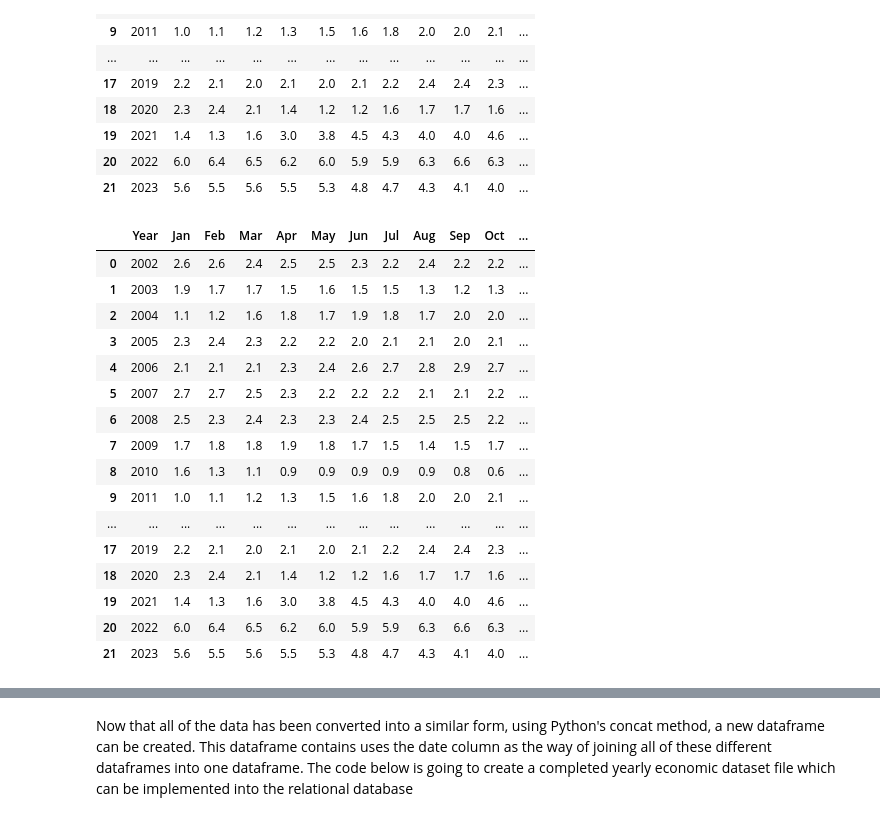
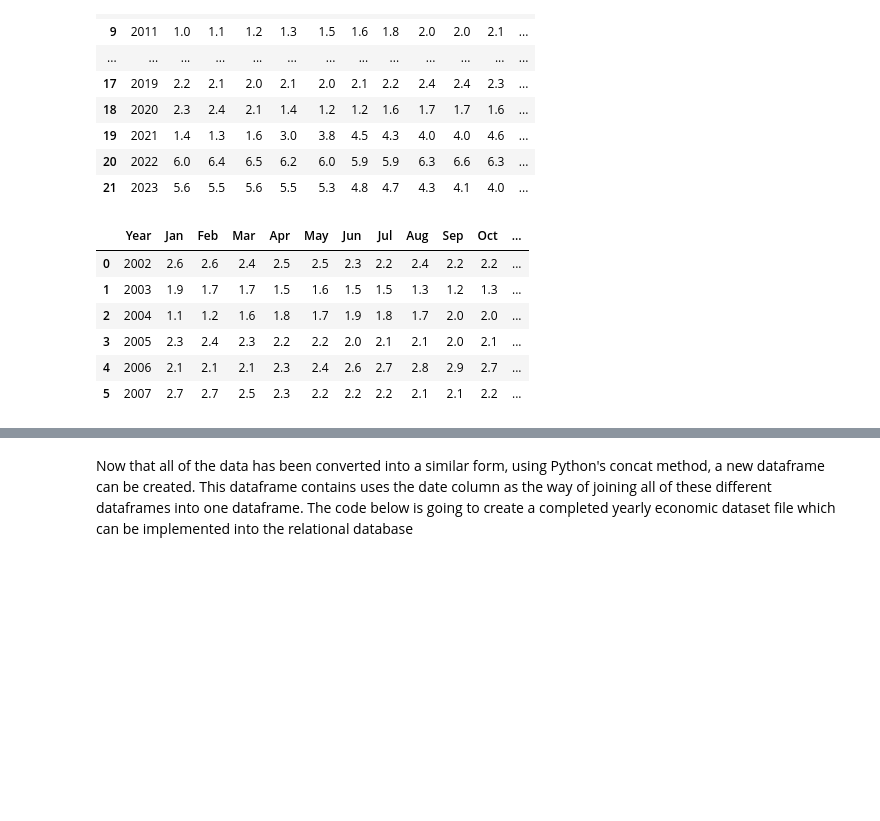
Before and after one commit to bennicholson2/Maryland-Car-Sales-Data, a Jupyter notebook: sales_project_chapters/sales_project_chapter_0.ipynb, the cells around one changed output, grey strips where cells are left out. Cells and saved outputs as stored; diff of their text form; code cells hidden in the pictures; blank space fills up the shorter version.

```diff
--- a/sales_project_chapters/sales_project_chapter_0.ipynb
+++ b/sales_project_chapters/sales_project_chapter_0.ipynb
@@ -998,26 +1021,15 @@ monthly_inflation_rate
 | 21 | 2023 | 5.6 | 5.5 | 5.6 | 5.5 | 5.3 | 4.8 | 4.7 | 4.3 | 4.1 | 4.0 | ... |
 # %%
 #Drop the columns that are not necessary (half1 and half2)
-monthly_inflation_rate.drop(columns={'HALF1', 'HALF2'},inplace=True)
-monthly_inflation_rate
+monthly_inflation_rate.head(6)
 # %% [output]
 |  | Year | Jan | Feb | Mar | Apr | May | Jun | Jul | Aug | Sep | Oct | ... |
 | 0 | 2002 | 2.6 | 2.6 | 2.4 | 2.5 | 2.5 | 2.3 | 2.2 | 2.4 | 2.2 | 2.2 | ... |
 | 1 | 2003 | 1.9 | 1.7 | 1.7 | 1.5 | 1.6 | 1.5 | 1.5 | 1.3 | 1.2 | 1.3 | ... |
 | 2 | 2004 | 1.1 | 1.2 | 1.6 | 1.8 | 1.7 | 1.9 | 1.8 | 1.7 | 2.0 | 2.0 | ... |
 | 3 | 2005 | 2.3 | 2.4 | 2.3 | 2.2 | 2.2 | 2.0 | 2.1 | 2.1 | 2.0 | 2.1 | ... |
 | 4 | 2006 | 2.1 | 2.1 | 2.1 | 2.3 | 2.4 | 2.6 | 2.7 | 2.8 | 2.9 | 2.7 | ... |
 | 5 | 2007 | 2.7 | 2.7 | 2.5 | 2.3 | 2.2 | 2.2 | 2.2 | 2.1 | 2.1 | 2.2 | ... |
-| 6 | 2008 | 2.5 | 2.3 | 2.4 | 2.3 | 2.3 | 2.4 | 2.5 | 2.5 | 2.5 | 2.2 | ... |
-| 7 | 2009 | 1.7 | 1.8 | 1.8 | 1.9 | 1.8 | 1.7 | 1.5 | 1.4 | 1.5 | 1.7 | ... |
-| 8 | 2010 | 1.6 | 1.3 | 1.1 | 0.9 | 0.9 | 0.9 | 0.9 | 0.9 | 0.8 | 0.6 | ... |
-| 9 | 2011 | 1.0 | 1.1 | 1.2 | 1.3 | 1.5 | 1.6 | 1.8 | 2.0 | 2.0 | 2.1 | ... |
-| ... | ... | ... | ... | ... | ... | ... | ... | ... | ... | ... | ... | ... |
-| 17 | 2019 | 2.2 | 2.1 | 2.0 | 2.1 | 2.0 | 2.1 | 2.2 | 2.4 | 2.4 | 2.3 | ... |
-| 18 | 2020 | 2.3 | 2.4 | 2.1 | 1.4 | 1.2 | 1.2 | 1.6 | 1.7 | 1.7 | 1.6 | ... |
-| 19 | 2021 | 1.4 | 1.3 | 1.6 | 3.0 | 3.8 | 4.5 | 4.3 | 4.0 | 4.0 | 4.6 | ... |
-| 20 | 2022 | 6.0 | 6.4 | 6.5 | 6.2 | 6.0 | 5.9 | 5.9 | 6.3 | 6.6 | 6.3 | ... |
-| 21 | 2023 | 5.6 | 5.5 | 5.6 | 5.5 | 5.3 | 4.8 | 4.7 | 4.3 | 4.1 | 4.0 | ... |
 # %%
 #Use the function that was defined above to put the data in the correct format
 monthly_inflation_rate = convert_columns_to_rows(monthly_inflation_rate, months=months)
```
Also changed, not shown: parts of 9 cells of this notebook, 9 other files.
